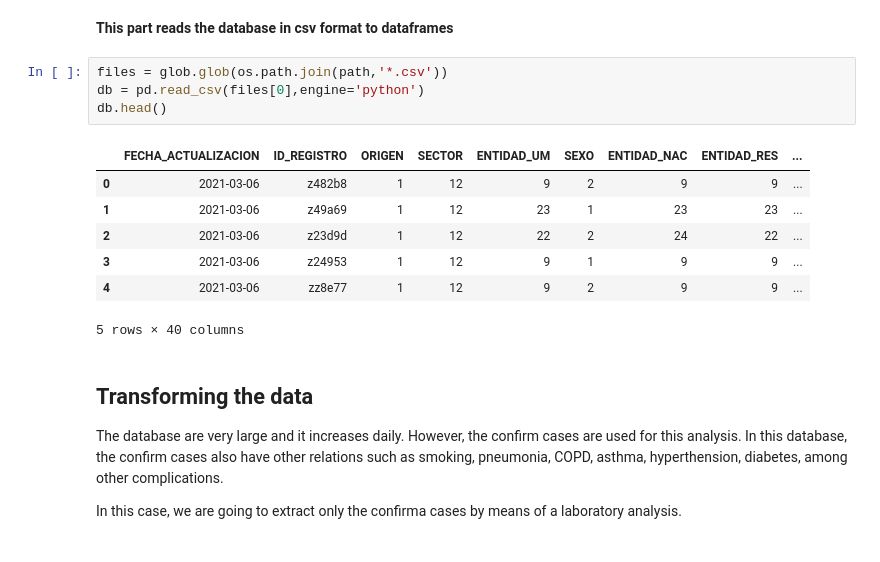
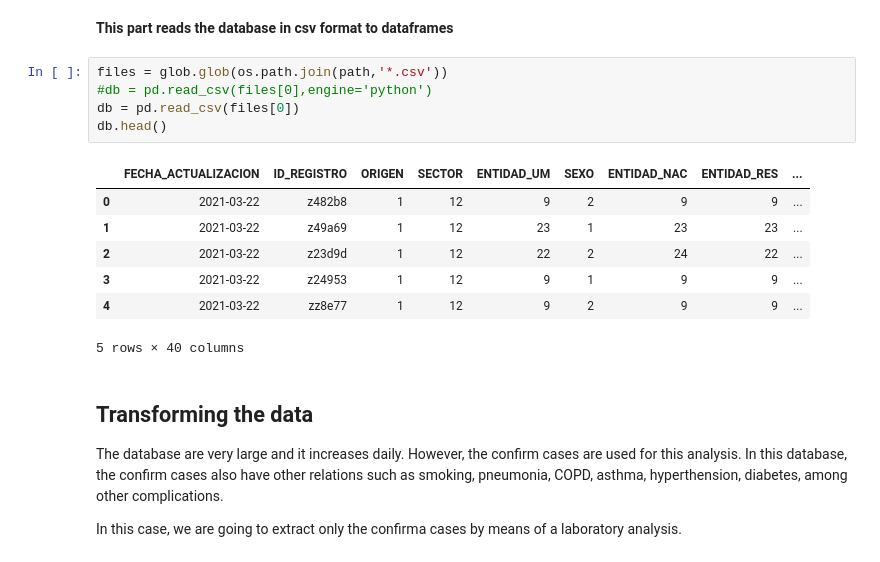
Before and after one commit to cmaroblesg/Advanced_DataScience_Capstone, a Jupyter notebook: Codes/COVID_Databases.ipynb, the cells around one changed output. Saved outputs shown, nothing was run; the diff lists cells and outputs as text.

```diff
--- a/Codes/COVID_Databases.ipynb
+++ b/Codes/COVID_Databases.ipynb
@@ -125,15 +120,16 @@ glob.glob(os.path.join(path,'*'))
 **This part reads the database in csv format to dataframes**
 # %%
 files = glob.glob(os.path.join(path,'*.csv'))
-db = pd.read_csv(files[0],engine='python')
+#db = pd.read_csv(files[0],engine='python')
+db = pd.read_csv(files[0])
 db.head()
 # %% [output]
 |  | FECHA_ACTUALIZACION | ID_REGISTRO | ORIGEN | SECTOR | ENTIDAD_UM | SEXO | ENTIDAD_NAC | ENTIDAD_RES | ... |
-| 0 | 2021-03-06 | z482b8 | 1 | 12 | 9 | 2 | 9 | 9 | ... |
-| 1 | 2021-03-06 | z49a69 | 1 | 12 | 23 | 1 | 23 | 23 | ... |
-| 2 | 2021-03-06 | z23d9d | 1 | 12 | 22 | 2 | 24 | 22 | ... |
-| 3 | 2021-03-06 | z24953 | 1 | 12 | 9 | 1 | 9 | 9 | ... |
-| 4 | 2021-03-06 | zz8e77 | 1 | 12 | 9 | 2 | 9 | 9 | ... |
+| 0 | 2021-03-22 | z482b8 | 1 | 12 | 9 | 2 | 9 | 9 | ... |
+| 1 | 2021-03-22 | z49a69 | 1 | 12 | 23 | 1 | 23 | 23 | ... |
+| 2 | 2021-03-22 | z23d9d | 1 | 12 | 22 | 2 | 24 | 22 | ... |
+| 3 | 2021-03-22 | z24953 | 1 | 12 | 9 | 1 | 9 | 9 | ... |
+| 4 | 2021-03-22 | zz8e77 | 1 | 12 | 9 | 2 | 9 | 9 | ... |
 5 rows × 40 columns
 # %% [markdown]
 ## Transforming the data
```
Also changed, not shown: parts of 46 cells of this notebook, 2 other files.
